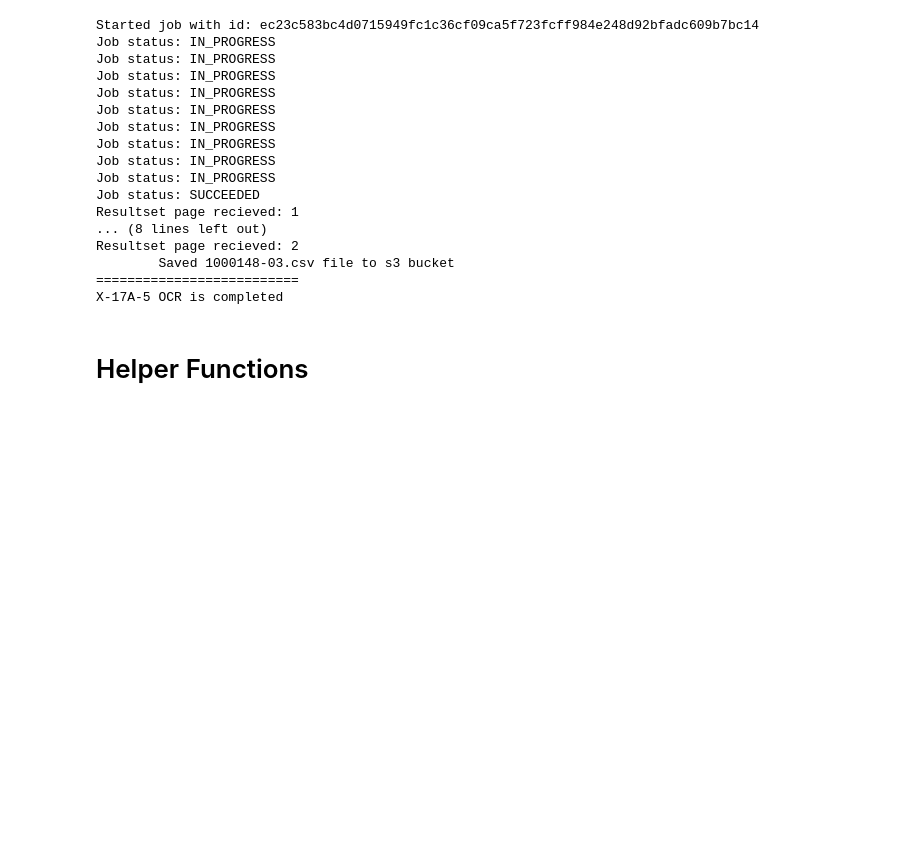
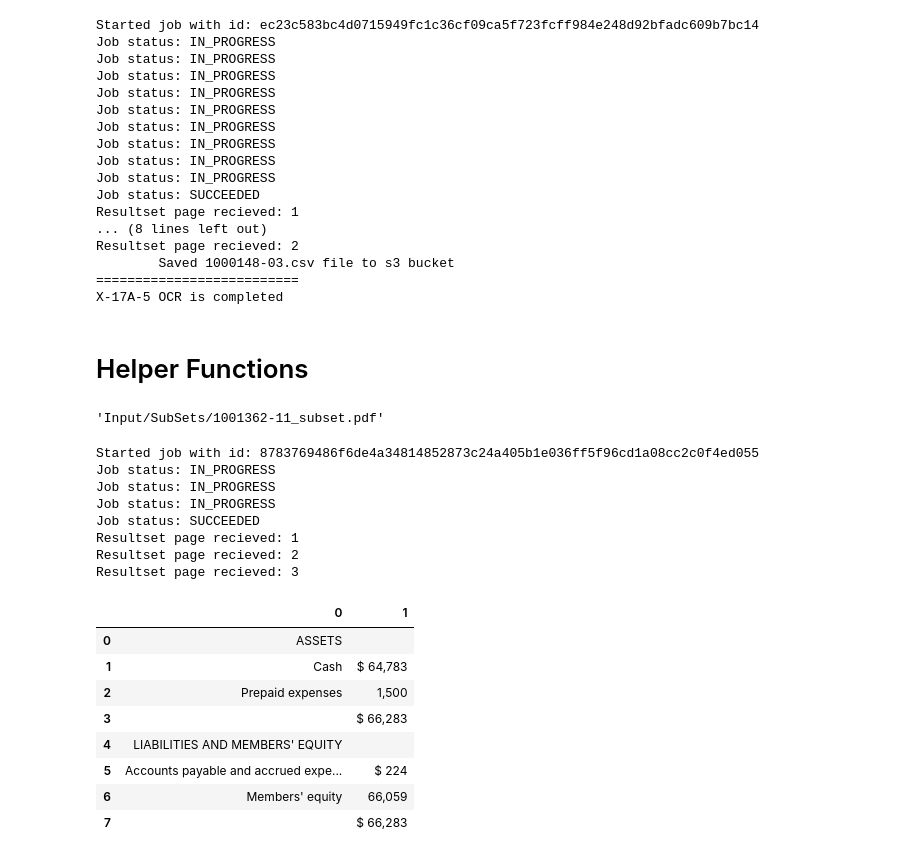
Before and after one commit to fernando-duarte/X17A5, a Jupyter notebook: SEC_Textract.ipynb, the cells around one changed output. Drawn from its saved outputs; the diff is of its cells as text; code cells hidden in the pictures; blank space fills up the shorter version.

```diff
--- a/SEC_Textract.ipynb
+++ b/SEC_Textract.ipynb
@@ -338,0 +372,27 @@ def isfloat(value) -> bool:
+# %%
+'Input/SubSets/7470-04_subset.pdf' # natixis report, absolutley horrible
+'Input/SubSets/1002201-02_subset.pdf' # reads wrong number for total liabilites and member equity
+'Input/SubSets/1000148-02_subset.pdf' # performs well on double tb
+# %% [output]
+'Input/SubSets/1001362-11_subset.pdf'
+# %%
+restype = runJob("ran-s3-systemic-risk", 'Input/SubSets/1537583-18_subset.pdf')
+testCase(restype)
+# %% [output]
+Started job with id: 8783769486f6de4a34814852873c24a405b1e036ff5f96cd1a08cc2c0f4ed055
+Job status: IN_PROGRESS
+Job status: IN_PROGRESS
+Job status: IN_PROGRESS
+Job status: SUCCEEDED
+Resultset page recieved: 1
+Resultset page recieved: 2
+Resultset page recieved: 3
+|  | 0 | 1 |
+| 0 | ASSETS |  |
+| 1 | Cash | $ 64,783 |
+| 2 | Prepaid expenses | 1,500 |
+| 3 |  | $ 66,283 |
+| 4 | LIABILITIES AND MEMBERS' EQUITY |  |
+| 5 | Accounts payable and accrued expe... | $ 224 |
+| 6 | Members' equity | 66,059 |
+| 7 |  | $ 66,283 |
```
Also changed, not shown: parts of 9 cells of this notebook.
